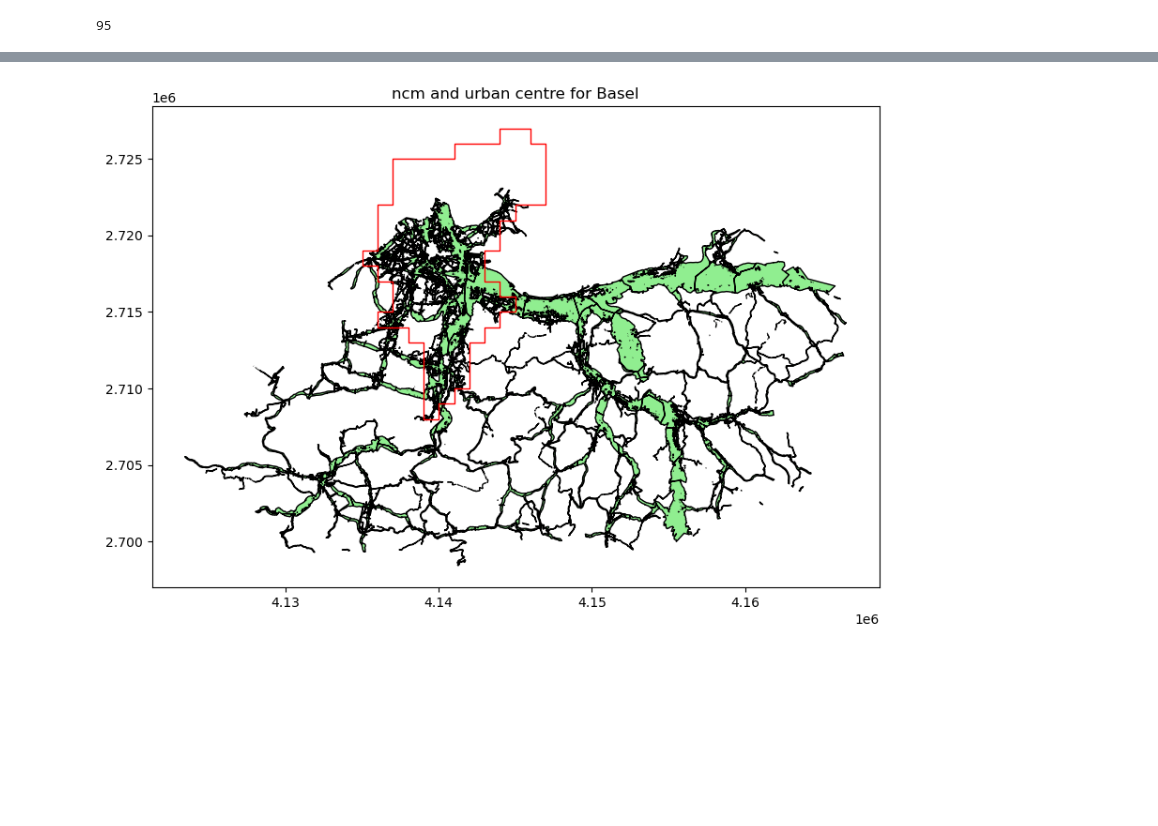
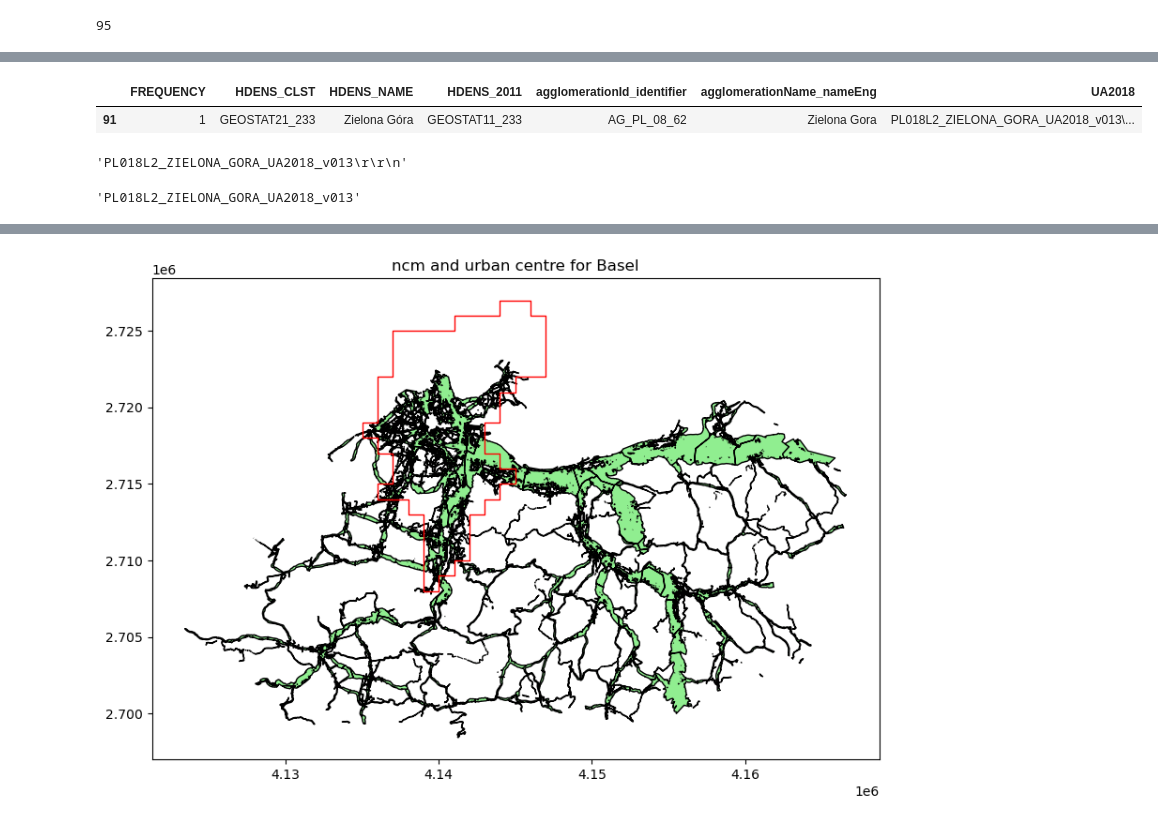
Before and after one commit to ubachr/GQA, a Jupyter notebook: example_usage_all_Viena.ipynb, the cells around one changed output, grey strips where cells are left out. Saved outputs shown, nothing was run; the diff lists cells and outputs as text; code cells hidden in the pictures; blank space fills up the shorter version.

Commit message:
replaced white spaces and weird characaters in aglo_name and removed trailing white spaces in ua_city_string

```diff
--- a/example_usage_all_Viena.ipynb
+++ b/example_usage_all_Viena.ipynb
@@ -377,0 +602,13 @@ layerName
+# %%
+codes.query(f'HDENS_CLST == "{uc_city_code}"')
+# %% [output]
+|  | FREQUENCY | HDENS_CLST | HDENS_NAME | HDENS_2011 | agglomerationId_identifier | agglomerationName_nameEng | UA2018 |
+| 91 | 1 | GEOSTAT21_233 | Zielona Góra | GEOSTAT11_233 | AG_PL_08_62 | Zielona Gora | PL018L2_ZIELONA_GORA_UA2018_v013\... |
+# %%
+ua_city_string
+# %% [output]
+'PL018L2_ZIELONA_GORA_UA2018_v013\r\r\n'
+# %%
+city_codes.UA2018.values.astype(str)[0].strip()
+# %% [output]
+'PL018L2_ZIELONA_GORA_UA2018_v013'
```
Also changed, not shown: parts of 25 cells of this notebook.
